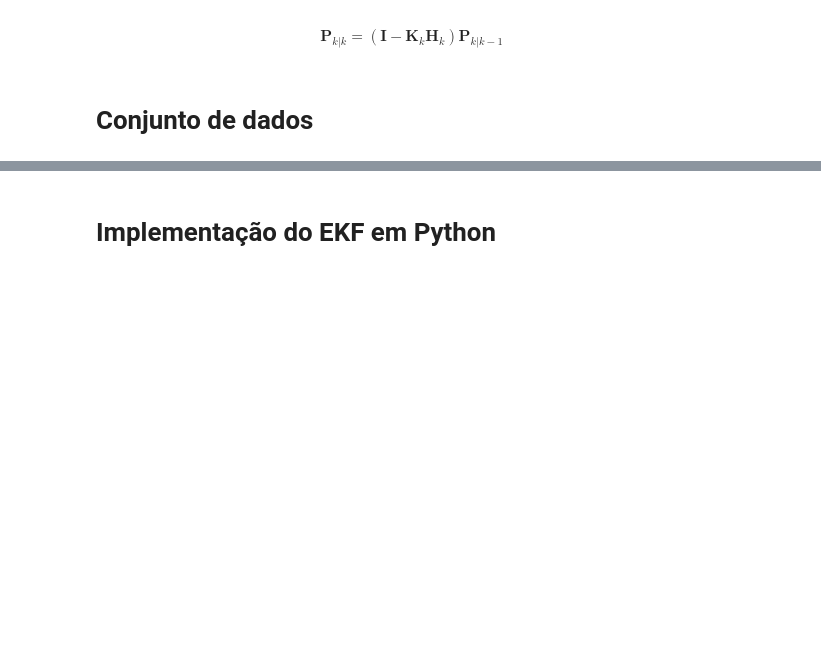
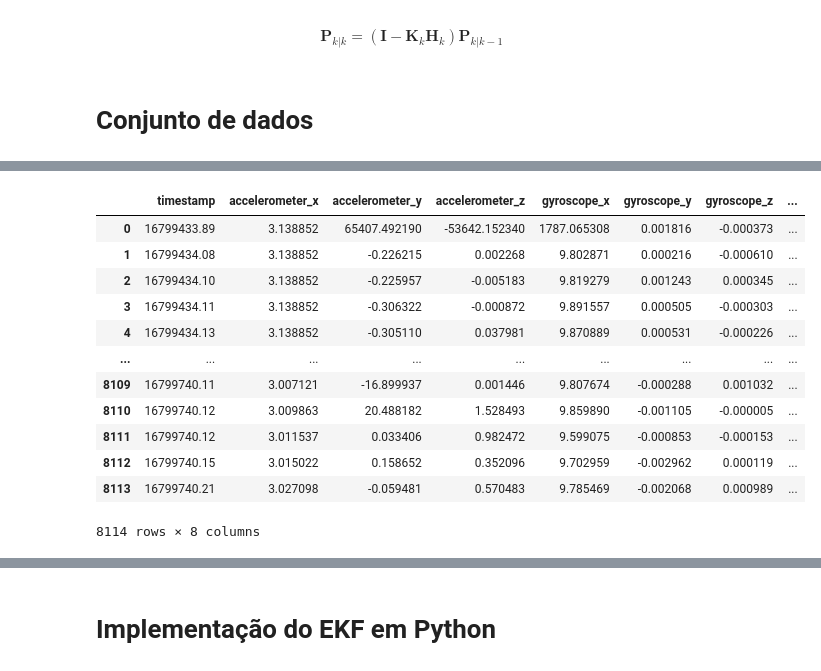
Before and after one commit to deivis6x7/Kalman, a Jupyter notebook: 01-EKF.ipynb, the cells around one changed output, grey strips where cells are left out. Cells and saved outputs as stored; diff of their text form; code cells hidden in the pictures; blank space fills up the shorter version.

```diff
--- a/01-EKF.ipynb
+++ b/01-EKF.ipynb
@@ -306,0 +332,18 @@ dtGPS = 1.0/5.0 # 5 Hz (sensor GPS de baixo custo) (NAV-POSLLH.csv)
+# %%
+data4 = "out01_ajustado/4_imu.csv"
+data4 = pd.read_csv(data4, sep=',')
+data4
+# %% [output]
+|  | timestamp | accelerometer_x | accelerometer_y | accelerometer_z | gyroscope_x | gyroscope_y | gyroscope_z | ... |
+| 0 | 16799433.89 | 3.138852 | 65407.492190 | -53642.152340 | 1787.065308 | 0.001816 | -0.000373 | ... |
+| 1 | 16799434.08 | 3.138852 | -0.226215 | 0.002268 | 9.802871 | 0.000216 | -0.000610 | ... |
+| 2 | 16799434.10 | 3.138852 | -0.225957 | -0.005183 | 9.819279 | 0.001243 | 0.000345 | ... |
+| 3 | 16799434.11 | 3.138852 | -0.306322 | -0.000872 | 9.891557 | 0.000505 | -0.000303 | ... |
+| 4 | 16799434.13 | 3.138852 | -0.305110 | 0.037981 | 9.870889 | 0.000531 | -0.000226 | ... |
+| ... | ... | ... | ... | ... | ... | ... | ... | ... |
+| 8109 | 16799740.11 | 3.007121 | -16.899937 | 0.001446 | 9.807674 | -0.000288 | 0.001032 | ... |
+| 8110 | 16799740.12 | 3.009863 | 20.488182 | 1.528493 | 9.859890 | -0.001105 | -0.000005 | ... |
+| 8111 | 16799740.12 | 3.011537 | 0.033406 | 0.982472 | 9.599075 | -0.000853 | -0.000153 | ... |
+| 8112 | 16799740.15 | 3.015022 | 0.158652 | 0.352096 | 9.702959 | -0.002962 | 0.000119 | ... |
+| 8113 | 16799740.21 | 3.027098 | -0.059481 | 0.570483 | 9.785469 | -0.002068 | 0.000989 | ... |
+8114 rows × 8 columns
```
Also changed, not shown: parts of 30 cells of this notebook.
